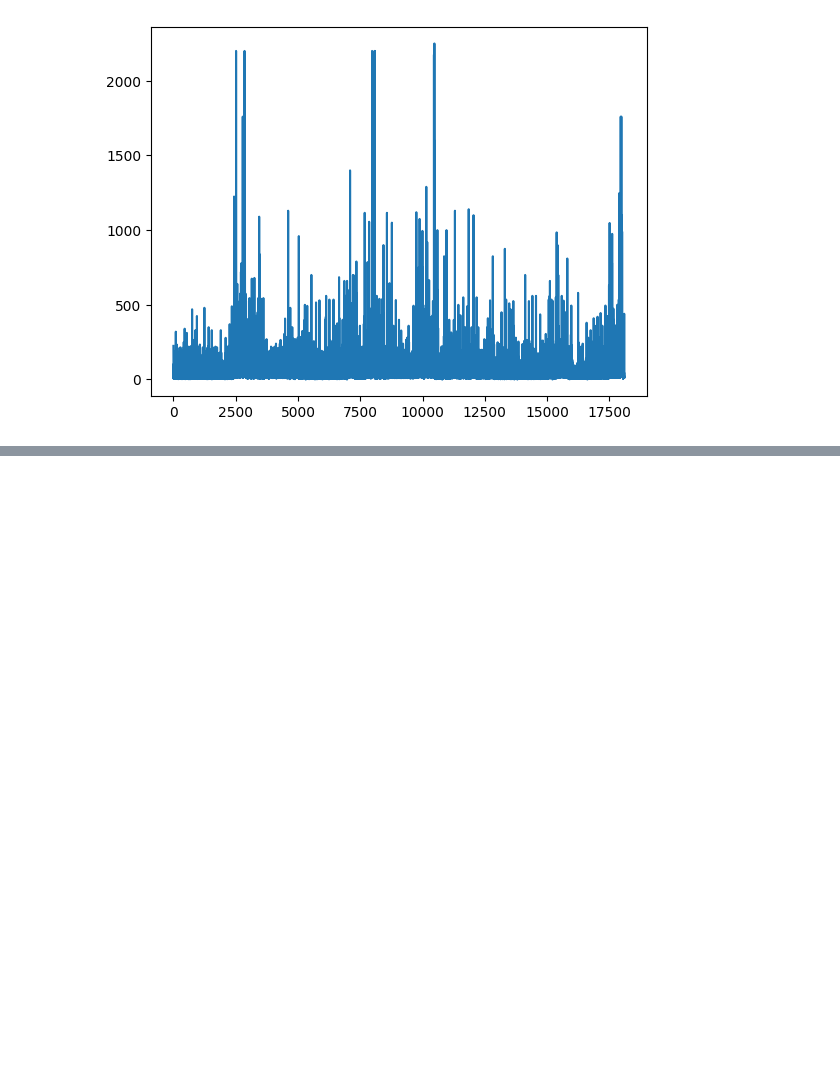
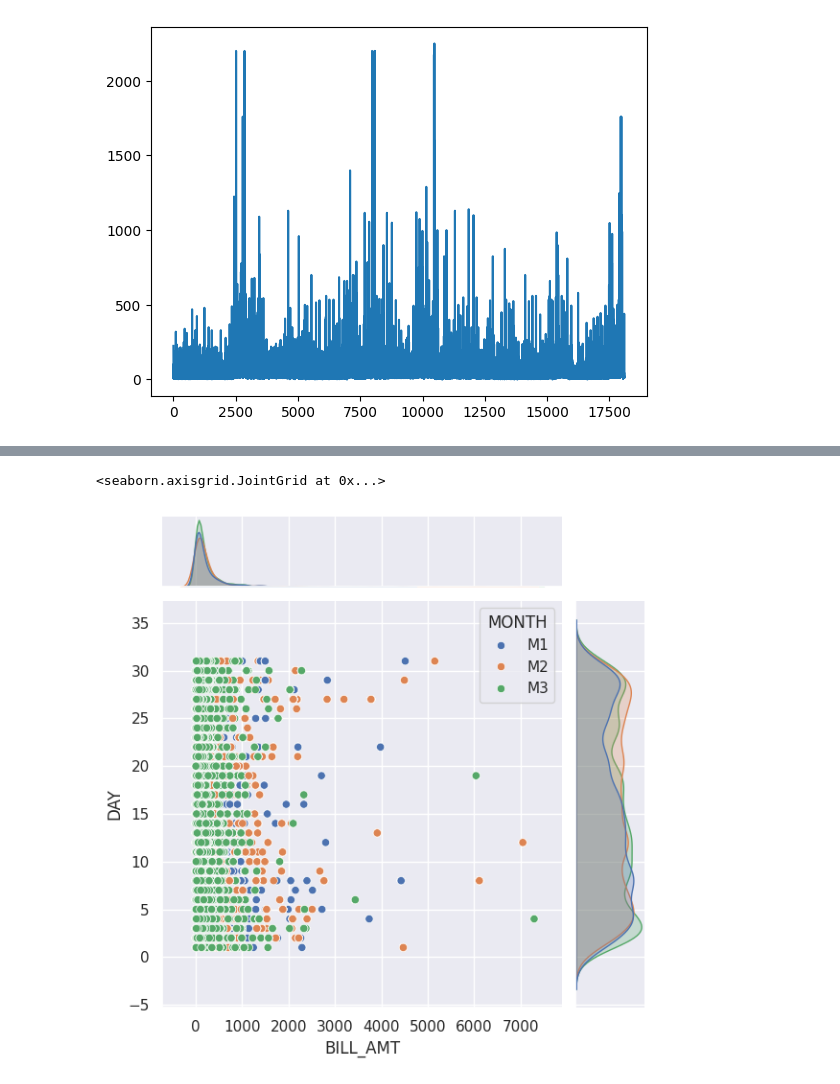
Before and after one commit to Sripriya145/Customer-Behavior-Analysis, a Jupyter notebook: Customer_Analysis.ipynb, the cells around one changed output, grey strips where cells are left out. Cells and saved outputs as stored; diff of their text form; code cells hidden in the pictures; blank space fills up the shorter version.

```diff
--- a/Customer_Analysis.ipynb
+++ b/Customer_Analysis.ipynb
@@ -173,0 +223,8 @@ df['VALUE'].plot()
+# %%
+import matplotlib.pyplot as plt
+import seaborn as sns
+tips = pd.read_csv("/content/Hackathon_Working_Data.csv")
+sns.jointplot(data=tips, x="BILL_AMT", y="DAY", hue="MONTH")
+# %% [output]
+<seaborn.axisgrid.JointGrid at 0x...>
+[figure, added]
```
Also changed, not shown: parts of 11 cells of this notebook.
